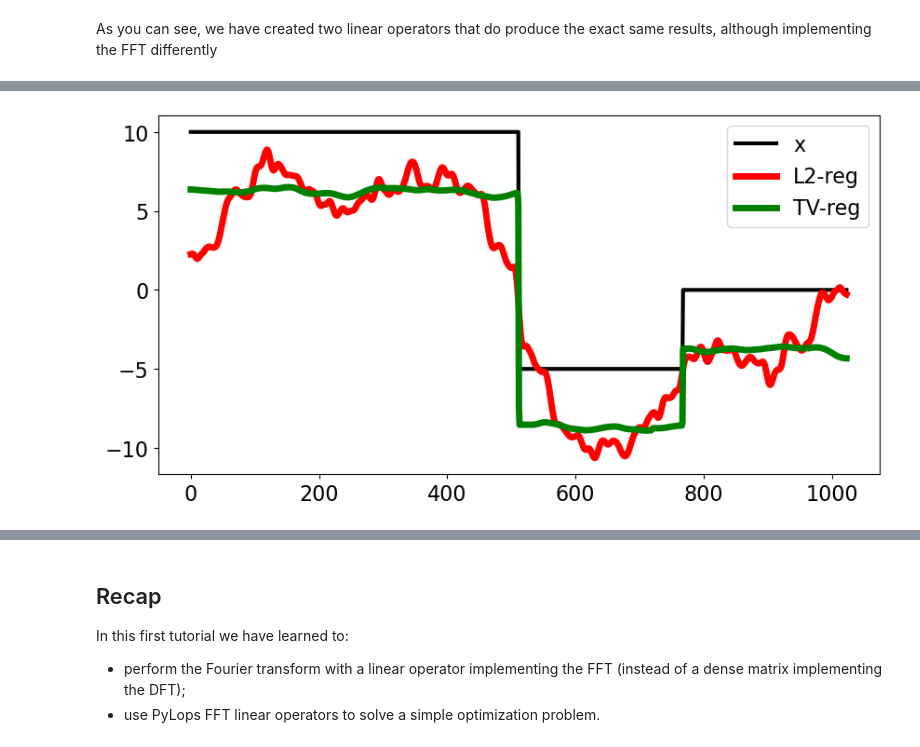
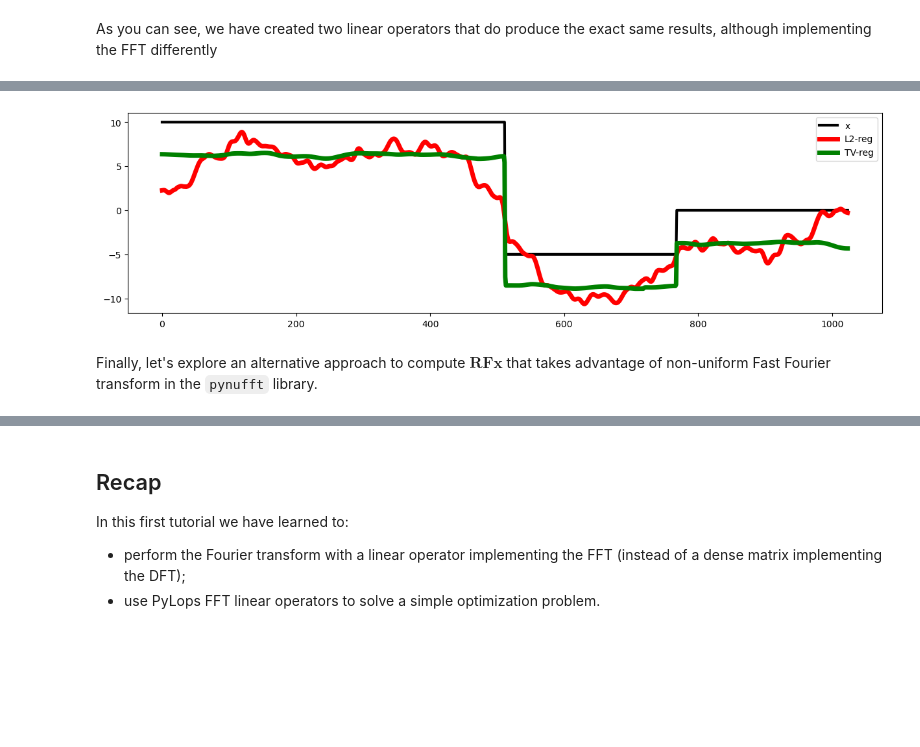
Before and after one commit to mrava87/ProximalTeaching, a Jupyter notebook: examples/FFTLinOp.ipynb, the cells around one changed output, grey strips where cells are left out. Drawn from its saved outputs; the diff is of its cells as text; code cells hidden in the pictures; blank space fills up the shorter version.

```diff
--- a/examples/FFTLinOp.ipynb
+++ b/examples/FFTLinOp.ipynb
@@ -240,19 +248,20 @@ plt.legend();
 # %%
 D2op = FirstDerivative(nt, edge=True, kind='backward', dtype=np.complex128)
 F = pyproximal.L2(Rop @ FFTop, y, niter=20)
 G = pyproximal.L1(3.)
 
 L = (D2op.H @ D2op).eigs(1)[0].real
 tau = 1.
 mu = tau / L
 xtv = pyproximal.optimization.primal.LinearizedADMM(F, G, D2op, np.zeros_like(x).astype(np.complex128),
                                                     tau, mu, niter=500, show=False)[0].real
 
-#with plt.xkcd():
-plt.figure(figsize=(10, 5))
+plt.figure(figsize=(15, 4))
 plt.plot(x, "k", lw=3, label="x")
 plt.plot(xinv, "r", lw=5, label="L2-reg")
 plt.plot(xtv, "g", lw=5, label="TV-reg")
 plt.legend();
 # %% [output]
-[figure, old version]
+[figure, new version]
+# %% [markdown]
+Finally, let's explore an alternative approach to compute $\mathbf{RF}\mathbf{x}$ that takes advantage of non-uniform Fast Fourier transform in the ``pynufft`` library.
```
Also changed, not shown: parts of 15 cells of this notebook, 2 other files.
